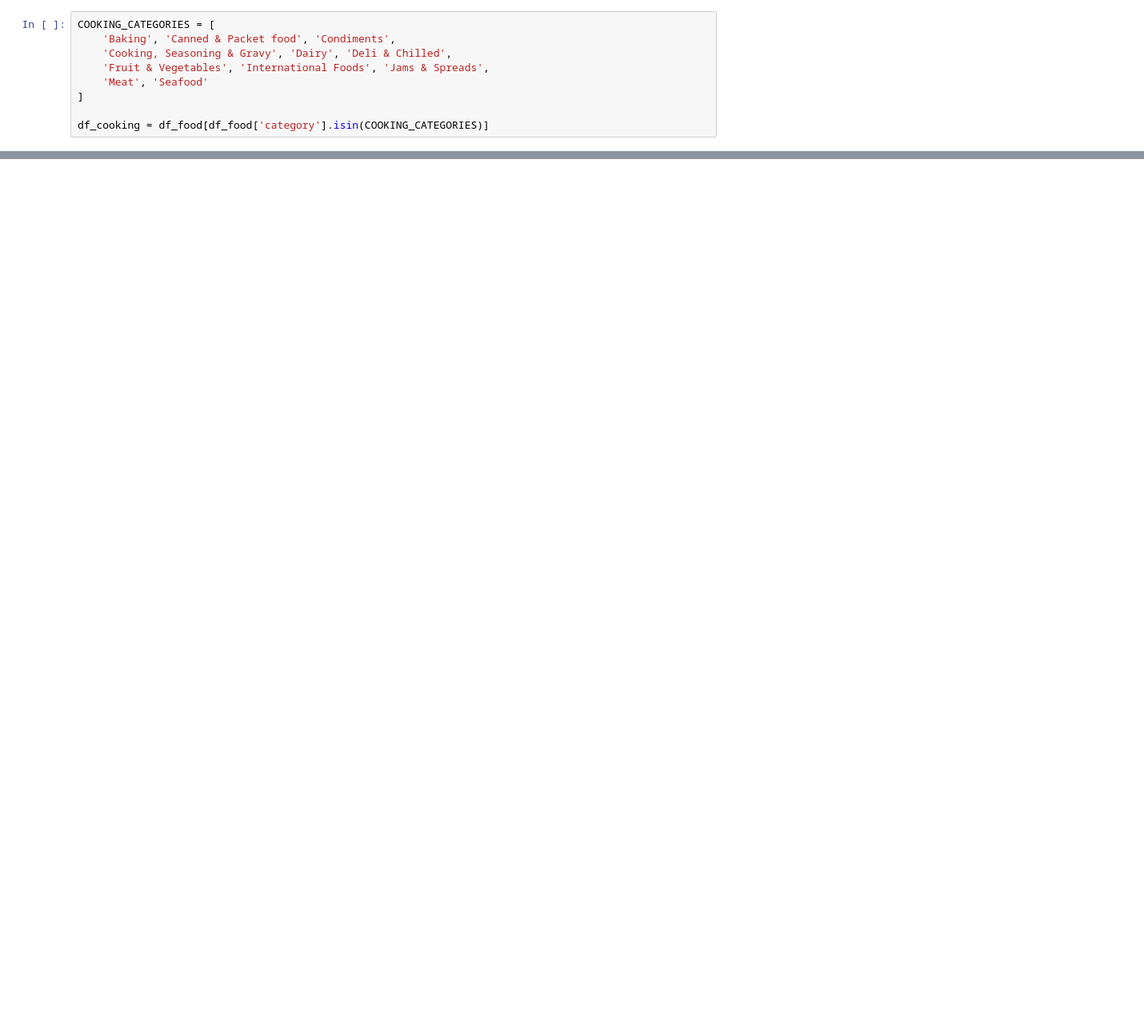
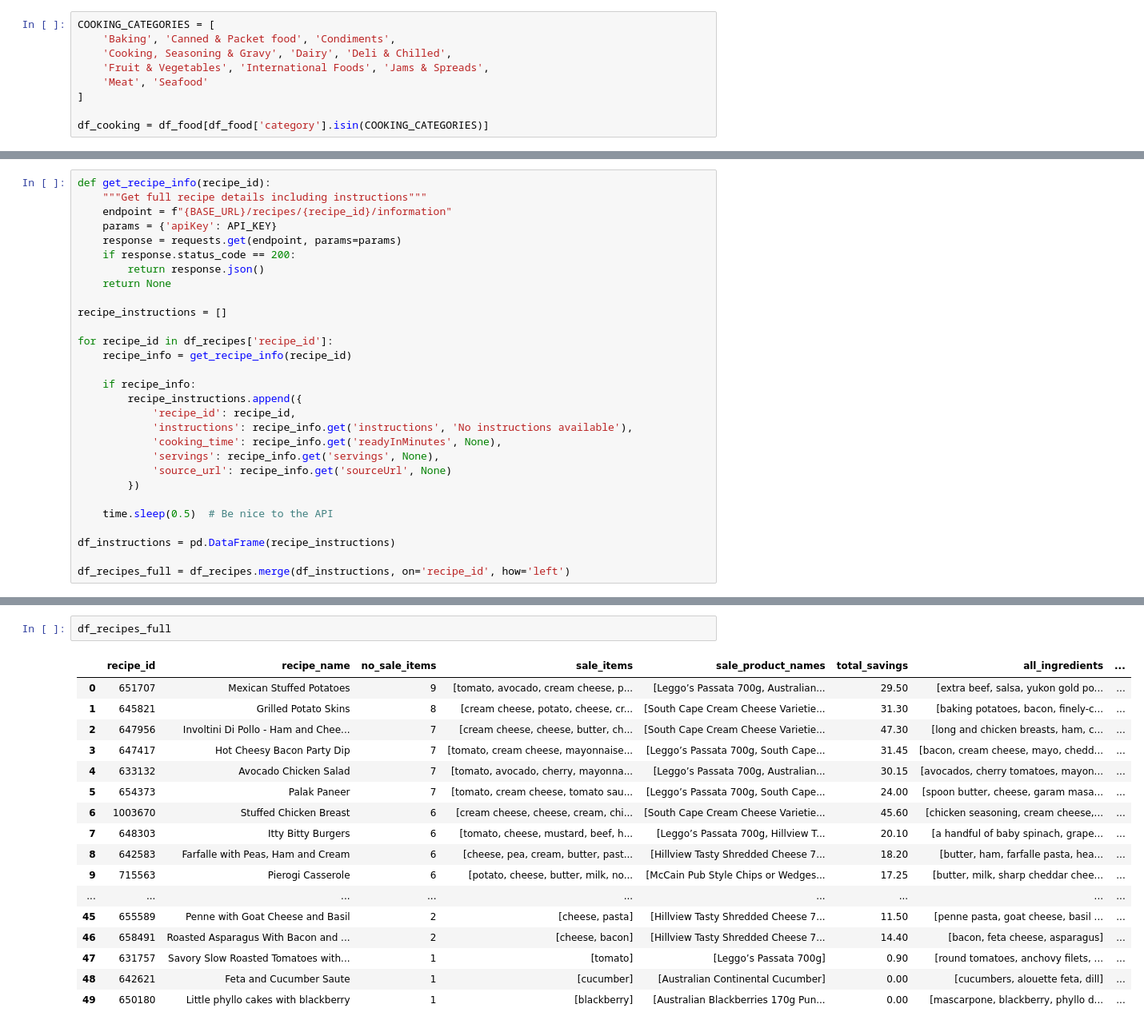
Before and after one commit to danielc088/weekly_meal_planner, a Jupyter notebook: exploration.ipynb, the cells around one changed output, grey strips where cells are left out. Shown: that part at 80% size. Saved outputs shown, nothing was run; the diff lists cells and outputs as text; blank space fills up the shorter version.

Commit message:
feat: api call to get recipe info

```diff
--- a/exploration.ipynb
+++ b/exploration.ipynb
@@ -465,3 +465,32 @@ df_recipes
 | 33 | 631757 | Savory Slow Roasted Tomatoes with... | 1 | [tomato] | [Leggo’s Passata 700g] | 0.90 | [round tomatoes, anchovy filets, ... |
 | 40 | 642621 | Feta and Cucumber Saute | 1 | [cucumber] | [Australian Continental Cucumber] | 0.00 | [cucumbers, alouette feta, dill] |
 | 38 | 650180 | Little phyllo cakes with blackberry | 1 | [blackberry] | [Australian Blackberries 170g Pun... | 0.00 | [mascarpone, blackberry, phyllo d... |
+# %%
+def get_recipe_info(recipe_id):
+    """Get full recipe details including instructions"""
+    endpoint = f"{BASE_URL}/recipes/{recipe_id}/information"
+    params = {'apiKey': API_KEY}
+    response = requests.get(endpoint, params=params)
+    if response.status_code == 200:
+        return response.json()
+    return None
+
+recipe_instructions = []
+
+for recipe_id in df_recipes['recipe_id']:
+    recipe_info = get_recipe_info(recipe_id)
+
+    if recipe_info:
+        recipe_instructions.append({
+            'recipe_id': recipe_id,
+            'instructions': recipe_info.get('instructions', 'No instructions available'),
+            'cooking_time': recipe_info.get('readyInMinutes', None),
+            'servings': recipe_info.get('servings', None),
+            'source_url': recipe_info.get('sourceUrl', None)
+        })
+
+    time.sleep(0.5)  # Be nice to the API
+
+df_instructions = pd.DataFrame(recipe_instructions)
+
+df_recipes_full = df_recipes.merge(df_instructions, on='recipe_id', how='left')
@@ -467,0 +515,20 @@ df_recipes
+# %%
+df_recipes_full
+# %% [output]
+|  | recipe_id | recipe_name | no_sale_items | sale_items | sale_product_names | total_savings | all_ingredients | ... |
+| 0 | 651707 | Mexican Stuffed Potatoes | 9 | [tomato, avocado, cream cheese, p... | [Leggo’s Passata 700g, Australian... | 29.50 | [extra beef, salsa, yukon gold po... | ... |
+| 1 | 645821 | Grilled Potato Skins | 8 | [cream cheese, potato, cheese, cr... | [South Cape Cream Cheese Varietie... | 31.30 | [baking potatoes, bacon, finely-c... | ... |
+| 2 | 647956 | Involtini Di Pollo - Ham and Chee... | 7 | [cream cheese, cheese, butter, ch... | [South Cape Cream Cheese Varietie... | 47.30 | [long and chicken breasts, ham, c... | ... |
+| 3 | 647417 | Hot Cheesy Bacon Party Dip | 7 | [tomato, cream cheese, mayonnaise... | [Leggo’s Passata 700g, South Cape... | 31.45 | [bacon, cream cheese, mayo, chedd... | ... |
+| 4 | 633132 | Avocado Chicken Salad | 7 | [tomato, avocado, cherry, mayonna... | [Leggo’s Passata 700g, Australian... | 30.15 | [avocados, cherry tomatoes, mayon... | ... |
+| 5 | 654373 | Palak Paneer | 7 | [tomato, cream cheese, tomato sau... | [Leggo’s Passata 700g, South Cape... | 24.00 | [spoon butter, cheese, garam masa... | ... |
+| 6 | 1003670 | Stuffed Chicken Breast | 6 | [cream cheese, cheese, cream, chi... | [South Cape Cream Cheese Varietie... | 45.60 | [chicken seasoning, cream cheese,... | ... |
+| 7 | 648303 | Itty Bitty Burgers | 6 | [tomato, cheese, mustard, beef, h... | [Leggo’s Passata 700g, Hillview T... | 20.10 | [a handful of baby spinach, grape... | ... |
+| 8 | 642583 | Farfalle with Peas, Ham and Cream | 6 | [cheese, pea, cream, butter, past... | [Hillview Tasty Shredded Cheese 7... | 18.20 | [butter, ham, farfalle pasta, hea... | ... |
+| 9 | 715563 | Pierogi Casserole | 6 | [potato, cheese, butter, milk, no... | [McCain Pub Style Chips or Wedges... | 17.25 | [butter, milk, sharp cheddar chee... | ... |
+| ... | ... | ... | ... | ... | ... | ... | ... | ... |
+| 45 | 655589 | Penne with Goat Cheese and Basil | 2 | [cheese, pasta] | [Hillview Tasty Shredded Cheese 7... | 11.50 | [penne pasta, goat cheese, basil ... | ... |
+| 46 | 658491 | Roasted Asparagus With Bacon and ... | 2 | [cheese, bacon] | [Hillview Tasty Shredded Cheese 7... | 14.40 | [bacon, feta cheese, asparagus] | ... |
+| 47 | 631757 | Savory Slow Roasted Tomatoes with... | 1 | [tomato] | [Leggo’s Passata 700g] | 0.90 | [round tomatoes, anchovy filets, ... | ... |
+| 48 | 642621 | Feta and Cucumber Saute | 1 | [cucumber] | [Australian Continental Cucumber] | 0.00 | [cucumbers, alouette feta, dill] | ... |
+| 49 | 650180 | Little phyllo cakes with blackberry | 1 | [blackberry] | [Australian Blackberries 170g Pun... | 0.00 | [mascarpone, blackberry, phyllo d... | ... |
```
Also changed, not shown: parts of 1 cell of this notebook.
